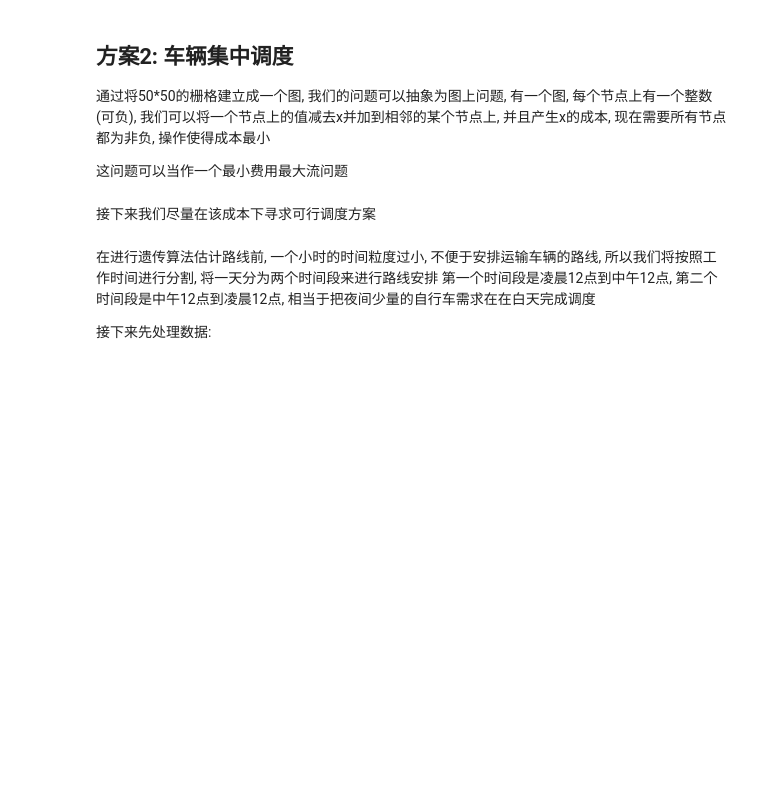
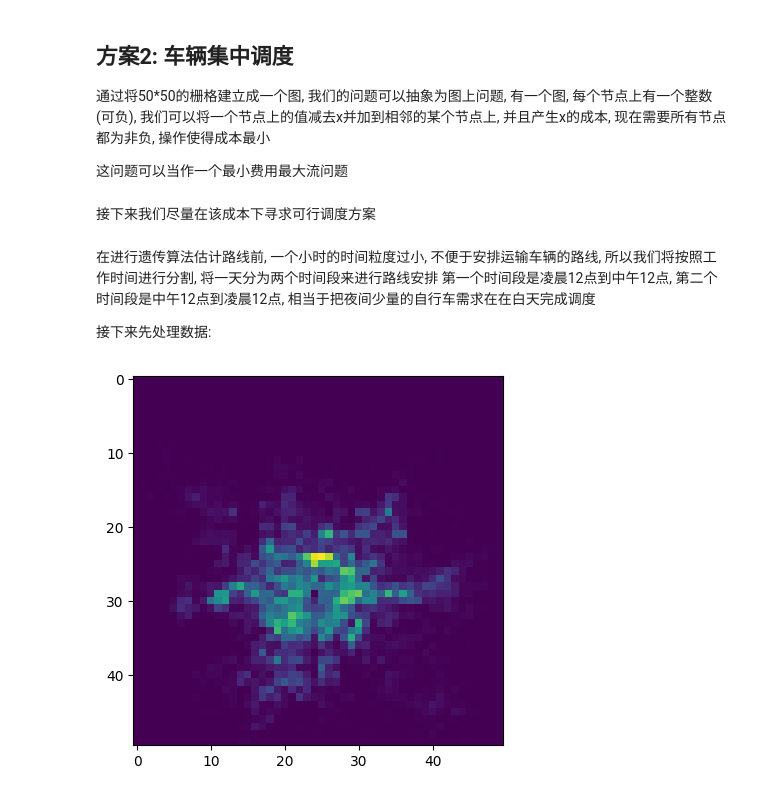
Before and after one commit to DnullP/Bike-Sharing-Schedualing, a Jupyter notebook: run_enc.ipynb, the cells around one changed output. Drawn from its saved outputs; the diff is of its cells as text; code cells hidden in the pictures; blank space fills up the shorter version.

```diff
--- a/run_enc.ipynb
+++ b/run_enc.ipynb
@@ -393,33 +399,65 @@ time_heatmap_end = np.loadtxt(
 
 # 按照12个小时进行划分
 time_heatmap_12 = []
 times = 0
 temp_heatmap = np.zeros((50, 50))
 for heatmap in time_heatmap_start:
     temp_heatmap += heatmap
     times += 1
     if times == 12:
         time_heatmap_12.append(temp_heatmap)
         times = 0
         temp_heatmap = np.zeros((50, 50))
 time_heatmap_12.append(temp_heatmap)
 np.savetxt('time_heatmap_12.csv', np.array(time_heatmap_12).reshape(-1, 50*50), delimiter=',')
 
 time_heatmap_12 = []
 times = 0
 temp_heatmap = np.zeros((50, 50))
 for heatmap in time_heatmap_end:
     temp_heatmap += heatmap
     times += 1
     if times == 12:
         time_heatmap_12.append(temp_heatmap)
         times = 0
         temp_heatmap = np.zeros((50, 50))
 time_heatmap_12.append(temp_heatmap)
 np.savetxt('time_heatmap_12_end.csv', np.array(time_heatmap_12).reshape(-1, 50*50), delimiter=',')
 
+# 按照8小时进行划分
+time_heatmap_8 = []
+times = 0
+temp_heatmap = np.zeros((50, 50))
+for heatmap in time_heatmap_start:
+    temp_heatmap += heatmap
+    times += 1
+    if times == 8:
+        time_heatmap_8.append(temp_heatmap)
+        times = 0
+        temp_heatmap = np.zeros((50, 50))
+        time_heatmap_8.append(temp_heatmap)
+
+np.savetxt('time_heatmap_8.csv', np.array(time_heatmap_8).reshape(-1, 50*50), delimiter=',')
+
+time_heatmap_8 = []
+times = 0
+temp_heatmap = np.zeros((50, 50))
+
+for heatmap in time_heatmap_end:
+    temp_heatmap += heatmap
+    times += 1
+    if times == 8:
+        time_heatmap_8.append(temp_heatmap)
+        times = 0
+        temp_heatmap = np.zeros((50, 50))
+        time_heatmap_8.append(temp_heatmap)
+
+np.savetxt('time_heatmap_8_end.csv', np.array(time_heatmap_8).reshape(-1, 50*50), delimiter=',')
+
 plt.imshow(time_heatmap_12[5])
 plt.show()
+# %% [output]
+[figure, added]
 # %%
 # 对库中的函数做一些调整, 以便于使用
 from sko.GA import *
```
Also changed, not shown: parts of 4 cells of this notebook, 14 other files.
